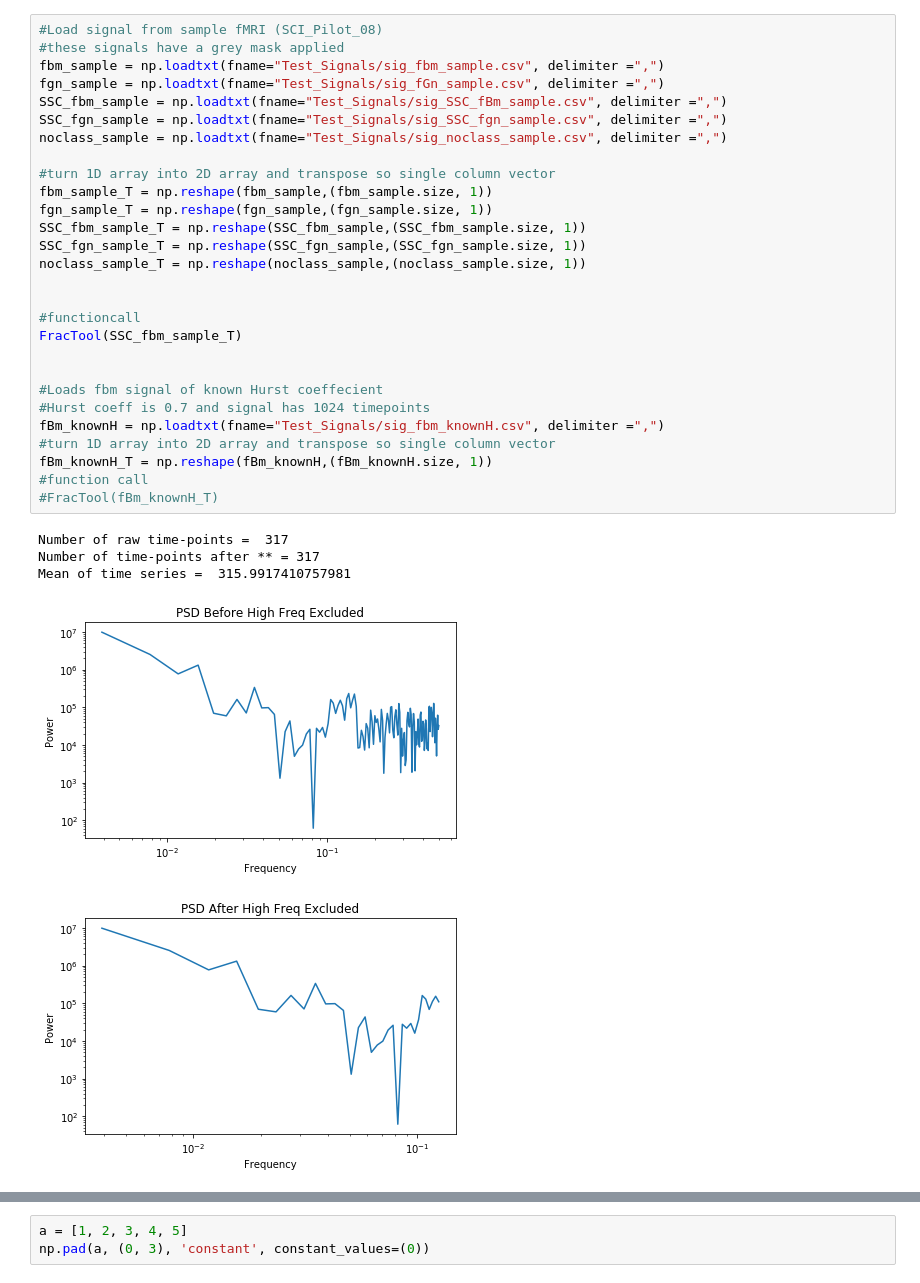
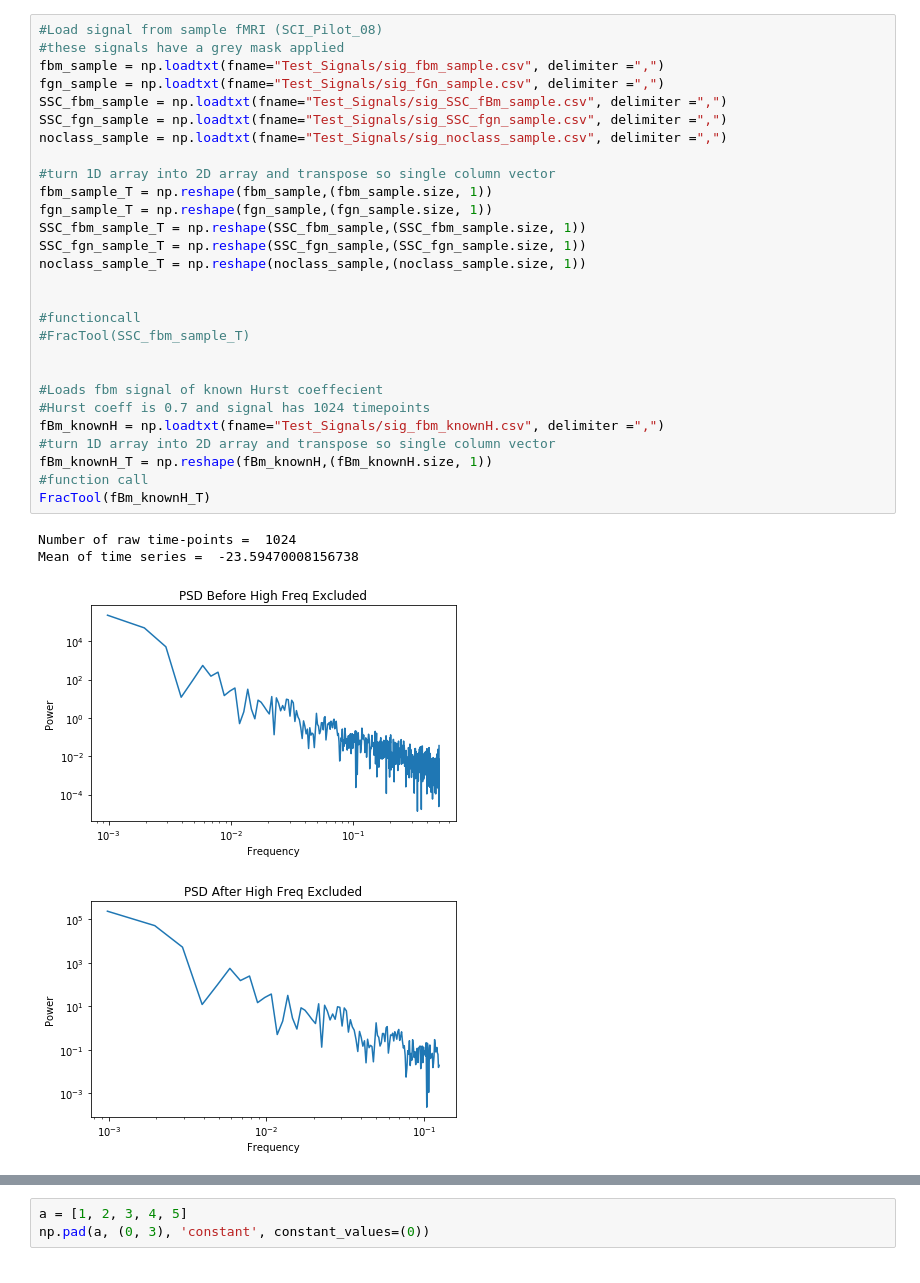
Before and after one commit to WeberLab/FractalDimension, a Jupyter notebook: Eke_Fractool_Python.ipynb, the cells around one changed output, grey strips where cells are left out. Cells and saved outputs as stored; diff of their text form.

```diff
--- a/Eke_Fractool_Python.ipynb
+++ b/Eke_Fractool_Python.ipynb
@@ -1,35 +1,34 @@
 # %%
 #Load signal from sample fMRI (SCI_Pilot_08)
 #these signals have a grey mask applied
 fbm_sample = np.loadtxt(fname="Test_Signals/sig_fbm_sample.csv", delimiter =",")
 fgn_sample = np.loadtxt(fname="Test_Signals/sig_fGn_sample.csv", delimiter =",")
 SSC_fbm_sample = np.loadtxt(fname="Test_Signals/sig_SSC_fBm_sample.csv", delimiter =",")
 SSC_fgn_sample = np.loadtxt(fname="Test_Signals/sig_SSC_fgn_sample.csv", delimiter =",")
 noclass_sample = np.loadtxt(fname="Test_Signals/sig_noclass_sample.csv", delimiter =",")
 
 #turn 1D array into 2D array and transpose so single column vector
 fbm_sample_T = np.reshape(fbm_sample,(fbm_sample.size, 1))
 fgn_sample_T = np.reshape(fgn_sample,(fgn_sample.size, 1))
 SSC_fbm_sample_T = np.reshape(SSC_fbm_sample,(SSC_fbm_sample.size, 1))
 SSC_fgn_sample_T = np.reshape(SSC_fgn_sample,(SSC_fgn_sample.size, 1))
 noclass_sample_T = np.reshape(noclass_sample,(noclass_sample.size, 1))
 
 
 #functioncall
-FracTool(SSC_fbm_sample_T)
+#FracTool(SSC_fbm_sample_T)
 
 
 #Loads fbm signal of known Hurst coeffecient
 #Hurst coeff is 0.7 and signal has 1024 timepoints
 fBm_knownH = np.loadtxt(fname="Test_Signals/sig_fbm_knownH.csv", delimiter =",")
 #turn 1D array into 2D array and transpose so single column vector
 fBm_knownH_T = np.reshape(fBm_knownH,(fBm_knownH.size, 1))
 #function call
-#FracTool(fBm_knownH_T)
+FracTool(fBm_knownH_T)
 # %% [output]
-Number of raw time-points =  317
-Number of time-points after ** = 317
-Mean of time series =  315.9917410757981
+Number of raw time-points =  1024
+Mean of time series =  -23.59470008156738
-[figure, old version]
+[figure, new version]
-[figure, old version]
+[figure, new version]
 Output Parameters of Fractal Analysis of Time Series:
```
Also changed, not shown: parts of 2 cells of this notebook.
